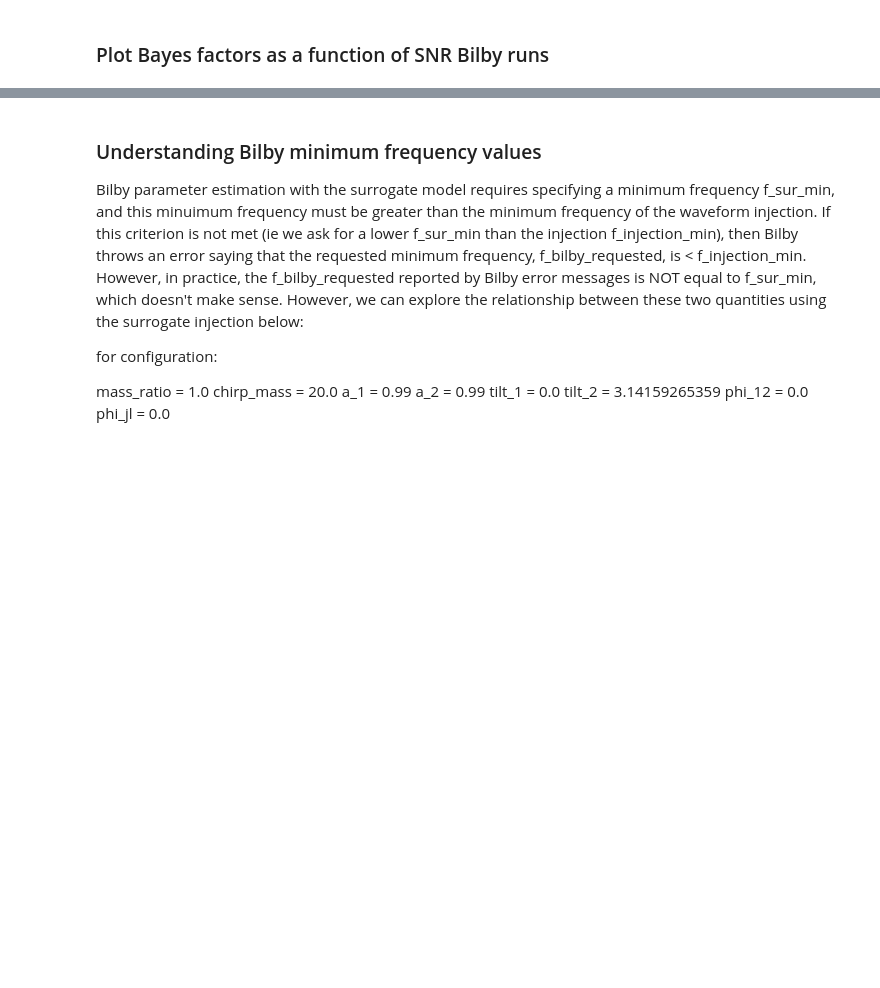
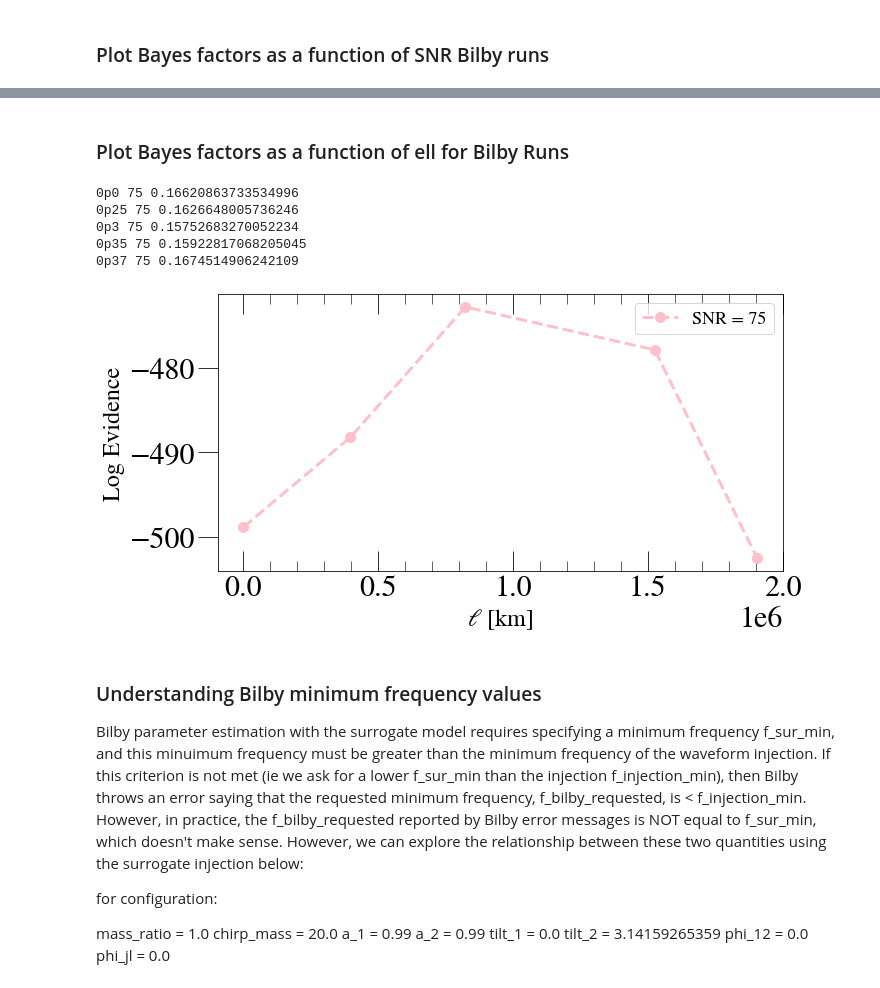
Before and after one commit to mariaokounkova/BeyondGRAnalysis, a Jupyter notebook: BilbyAnalysis.ipynb, the cells around one changed output, grey strips where cells are left out. Drawn from its saved outputs; the diff is of its cells as text; code cells hidden in the pictures; blank space fills up the shorter version.

```diff
--- a/BilbyAnalysis.ipynb
+++ b/BilbyAnalysis.ipynb
@@ -420,3 +403,46 @@ PlotBayesSNR()
+# %% [markdown]
+### Plot Bayes factors as a function of ell for Bilby Runs
+# %%
+def PlotBayesEll():
+    """ Plot Bayes factors as a function of dCS parameter for a given SNR """
+
+    base_dir = "/home/maria.okounkova/BeyondGRAnalysis/BilbyPE/"
+    mass = 68
+
+    ells = ["0p0", "0p25", "0p3", "0p35", "0p37"]
+    ell_vals = [EllinKm(ell, mass) for ell in ells]
+    snr = 75
+
+    plt.figure(figsize=(10, 5))
+
+    bayes_arr = []
+
+    for ell in ells:
+
+        p = base_dir + "NoTilt_dCS_" + ell + "_" + str(snr)
+        bayes = Evidence(p)
+        print(ell, snr, bayes)
+        bayes_arr.append(bayes)
+
+    plt.plot(np.array(ell_vals)**4, bayes_arr, '--o', color = 'pink', label = "SNR = %d" % snr, markersize = 10)
+
+    plt.legend()
+    #plt.yscale('log')
+    #plt.xscale('log')
+    plt.ylabel('Log Evidence')
+    plt.xlabel(r'$\ell$ [km]')
+    plt.tight_layout()
+    plt.savefig('BayesEll.pdf')
+    plt.show()
+
+PlotBayesEll()
+# %% [output]
+0p0 75 0.16620863733534996
+0p25 75 0.1626648005736246
+0p3 75 0.15752683270052234
+0p35 75 0.15922817068205045
+0p37 75 0.1674514906242109
+[figure, added]
 # %% [markdown]
 ### Understanding Bilby minimum frequency values
 
```
Also changed, not shown: parts of 5 cells of this notebook.
